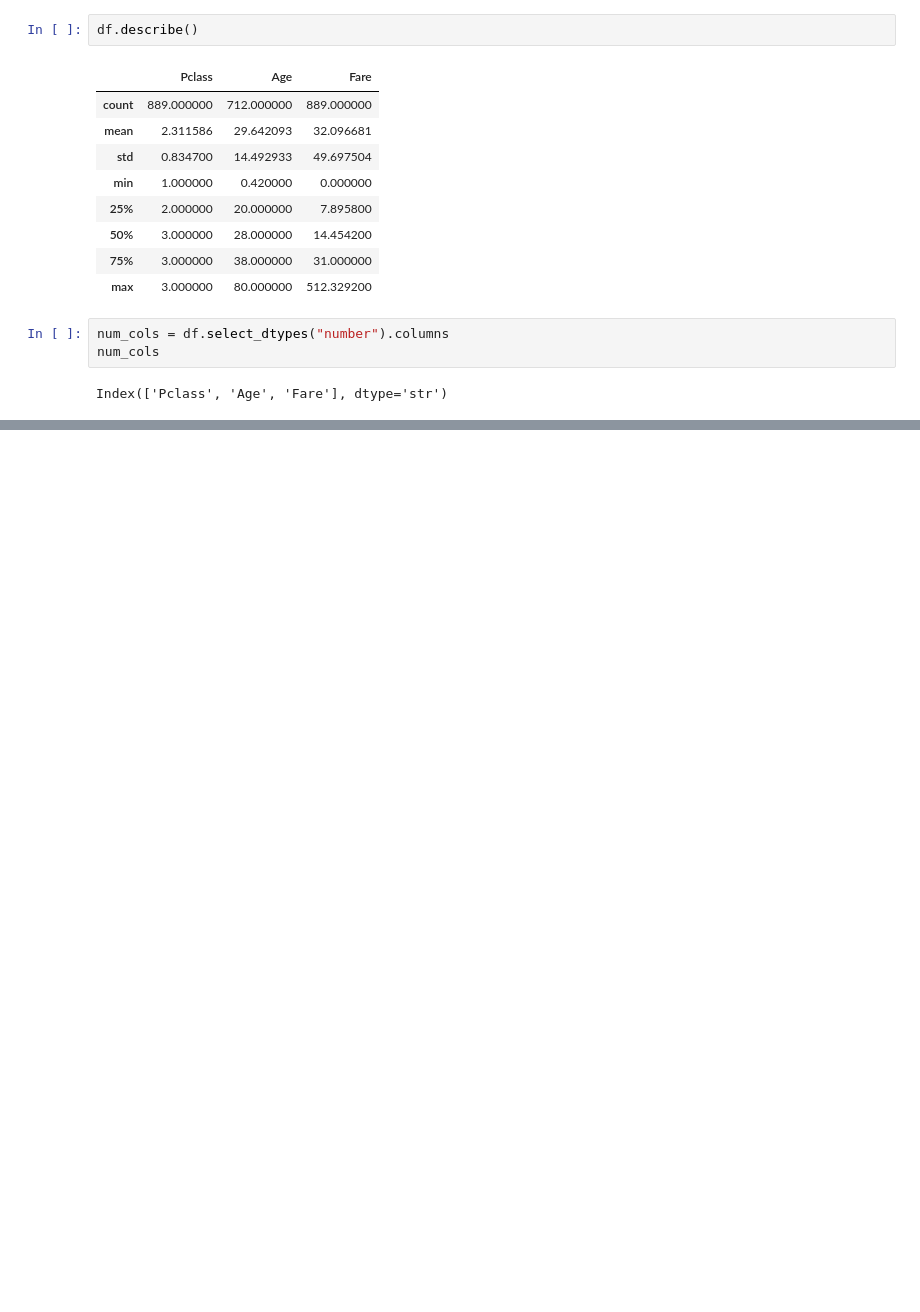
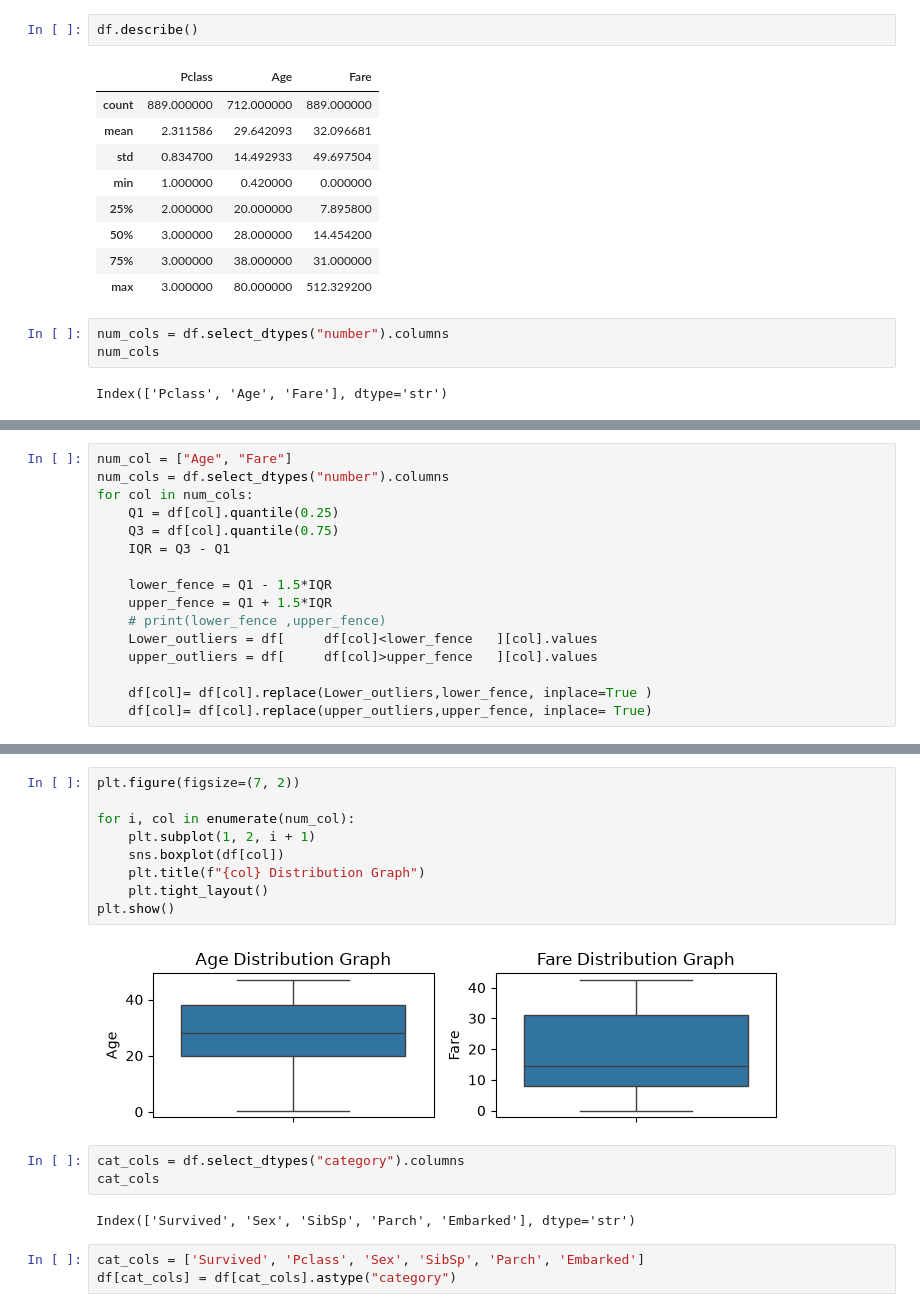
Before and after one commit to fahd-sherif/BNS5_AIS2_S1-DEPI5-AMIT, a Jupyter notebook: src/Data-analysis/preproccessimg_stp.ipynb, the cells around one changed output, grey strips where cells are left out. Saved outputs shown, nothing was run; the diff lists cells and outputs as text; blank space fills up the shorter version.

```diff
--- a/src/Data-analysis/preproccessimg_stp.ipynb
+++ b/src/Data-analysis/preproccessimg_stp.ipynb
@@ -142,0 +244,16 @@ Index(['Pclass', 'Age', 'Fare'], dtype='str')
+# %%
+num_col = ["Age", "Fare"]
+num_cols = df.select_dtypes("number").columns
+for col in num_cols:
+    Q1 = df[col].quantile(0.25)
+    Q3 = df[col].quantile(0.75)
+    IQR = Q3 - Q1
+
+    lower_fence = Q1 - 1.5*IQR
+    upper_fence = Q1 + 1.5*IQR
+    # print(lower_fence ,upper_fence)
+    Lower_outliers = df[     df[col]<lower_fence   ][col].values
+    upper_outliers = df[     df[col]>upper_fence   ][col].values
+
+    df[col]= df[col].replace(Lower_outliers,lower_fence, inplace=True )
+    df[col]= df[col].replace(upper_outliers,upper_fence, inplace= True)
@@ -142,0 +302,19 @@ Index(['Pclass', 'Age', 'Fare'], dtype='str')
+# %%
+plt.figure(figsize=(7, 2))
+
+for i, col in enumerate(num_col):
+    plt.subplot(1, 2, i + 1)
+    sns.boxplot(df[col])
+    plt.title(f"{col} Distribution Graph")
+    plt.tight_layout()
+plt.show()
+# %% [output]
+[figure, added]
+# %%
+cat_cols = df.select_dtypes("category").columns
+cat_cols
+# %% [output]
+Index(['Survived', 'Sex', 'SibSp', 'Parch', 'Embarked'], dtype='str')
+# %%
+cat_cols = ['Survived', 'Pclass', 'Sex', 'SibSp', 'Parch', 'Embarked']
+df[cat_cols] = df[cat_cols].astype("category")
```
Also changed, not shown: parts of 18 cells of this notebook.
